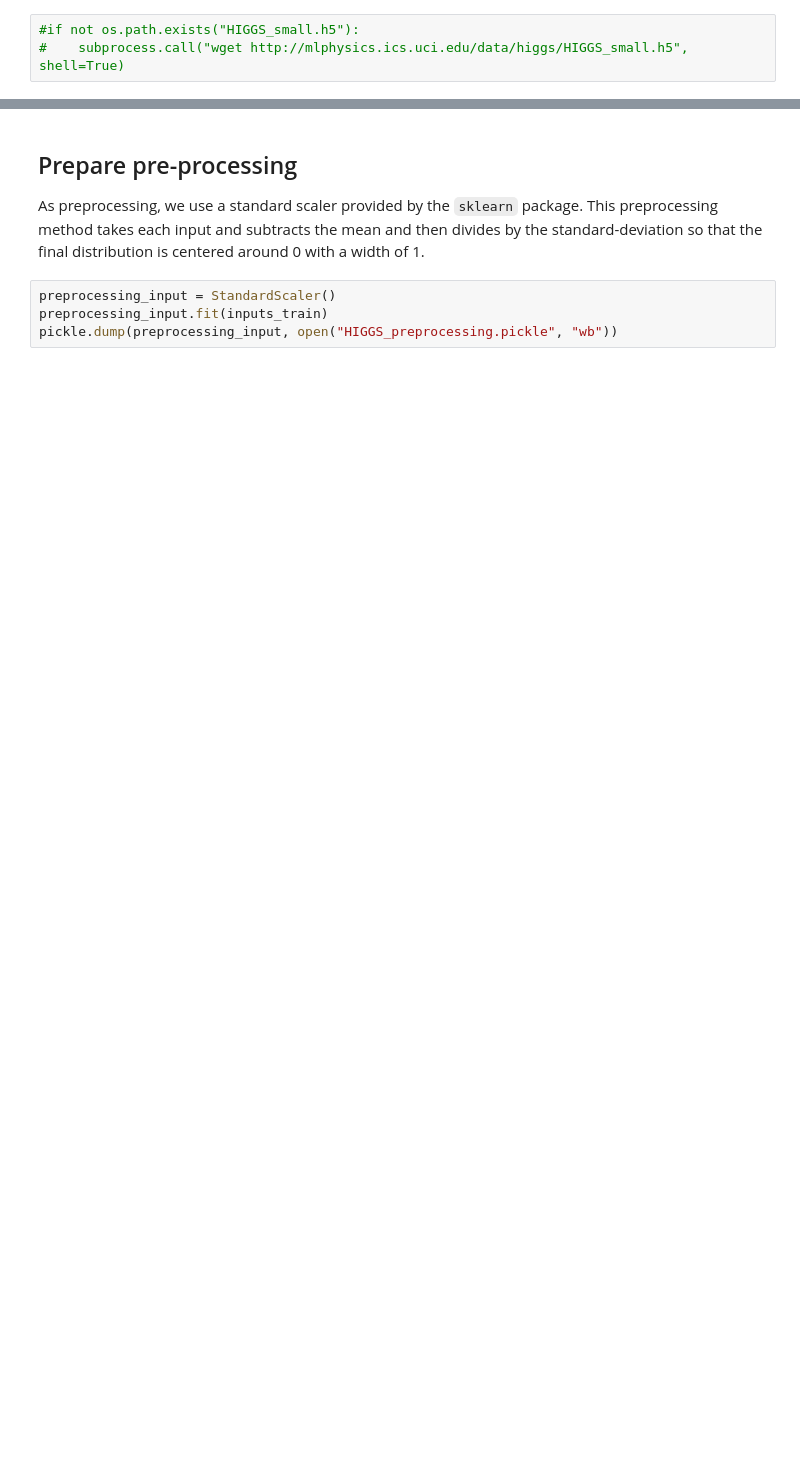
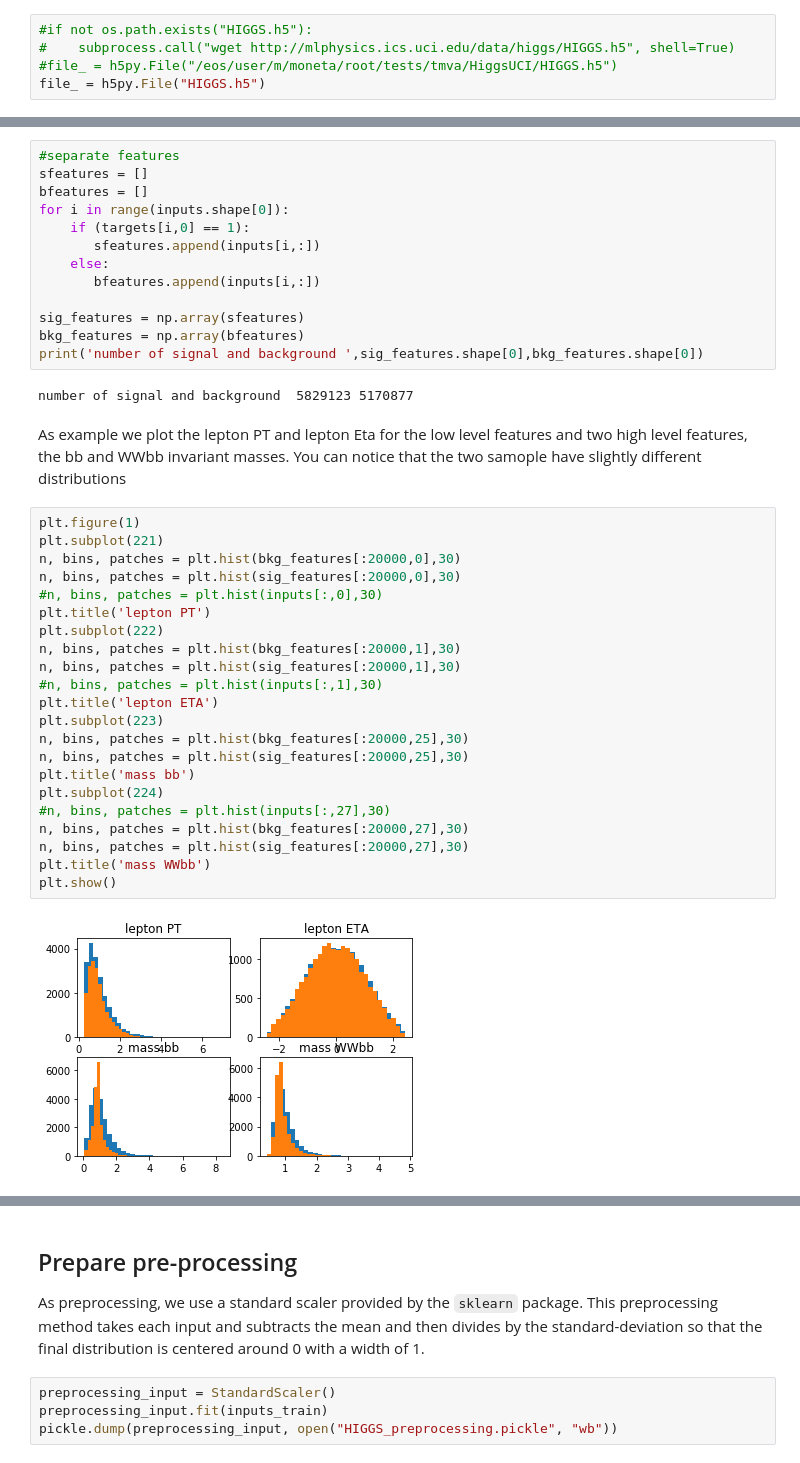
Before and after one commit to lmoneta/ml-tutorial-EIROforum, a Jupyter notebook: Higgs_training_example.ipynb, the cells around one changed output, grey strips where cells are left out. Drawn from its saved outputs; the diff is of its cells as text; blank space fills up the shorter version.

Commit message:
improve Higgs classification tutorial

```diff
--- a/Higgs_training_example.ipynb
+++ b/Higgs_training_example.ipynb
@@ -32,3 +58,5 @@ This can take a while! The final dataset has a size of about 1.2 GB.
 # %%
-#if not os.path.exists("HIGGS_small.h5"):
-#    subprocess.call("wget http://mlphysics.ics.uci.edu/data/higgs/HIGGS_small.h5", shell=True)
+#if not os.path.exists("HIGGS.h5"):
+#    subprocess.call("wget http://mlphysics.ics.uci.edu/data/higgs/HIGGS.h5", shell=True)
+#file_ = h5py.File("/eos/user/m/moneta/root/tests/tmva/HiggsUCI/HIGGS.h5")
+file_ = h5py.File("HIGGS.h5")
@@ -51,3 +118,45 @@ print(targets[1:5])
+# %%
+#separate features
+sfeatures = []
+bfeatures = []
+for i in range(inputs.shape[0]):
+    if (targets[i,0] == 1):
+       sfeatures.append(inputs[i,:])
+    else:
+       bfeatures.append(inputs[i,:])
+
+sig_features = np.array(sfeatures)
+bkg_features = np.array(bfeatures)
+print('number of signal and background ',sig_features.shape[0],bkg_features.shape[0])
+# %% [output]
+number of signal and background  5829123 5170877
+# %% [markdown]
+As example we plot the lepton PT and lepton Eta for the low level features and two high level features, the bb and WWbb invariant masses.
+You can notice that the two samople have slightly different distributions
+# %%
+plt.figure(1)
+plt.subplot(221)
+n, bins, patches = plt.hist(bkg_features[:20000,0],30)
+n, bins, patches = plt.hist(sig_features[:20000,0],30)
+#n, bins, patches = plt.hist(inputs[:,0],30)
+plt.title('lepton PT')
+plt.subplot(222)
+n, bins, patches = plt.hist(bkg_features[:20000,1],30)
+n, bins, patches = plt.hist(sig_features[:20000,1],30)
+#n, bins, patches = plt.hist(inputs[:,1],30)
+plt.title('lepton ETA')
+plt.subplot(223)
+n, bins, patches = plt.hist(bkg_features[:20000,25],30)
+n, bins, patches = plt.hist(sig_features[:20000,25],30)
+plt.title('mass bb')
+plt.subplot(224)
+#n, bins, patches = plt.hist(inputs[:,27],30)
+n, bins, patches = plt.hist(bkg_features[:20000,27],30)
+n, bins, patches = plt.hist(sig_features[:20000,27],30)
+plt.title('mass WWbb')
+plt.show()
+# %% [output]
+[figure, added]
 # %% [markdown]
 ## Set up the models
 
```
Also changed, not shown: parts of 44 cells of this notebook, 1 other file.
